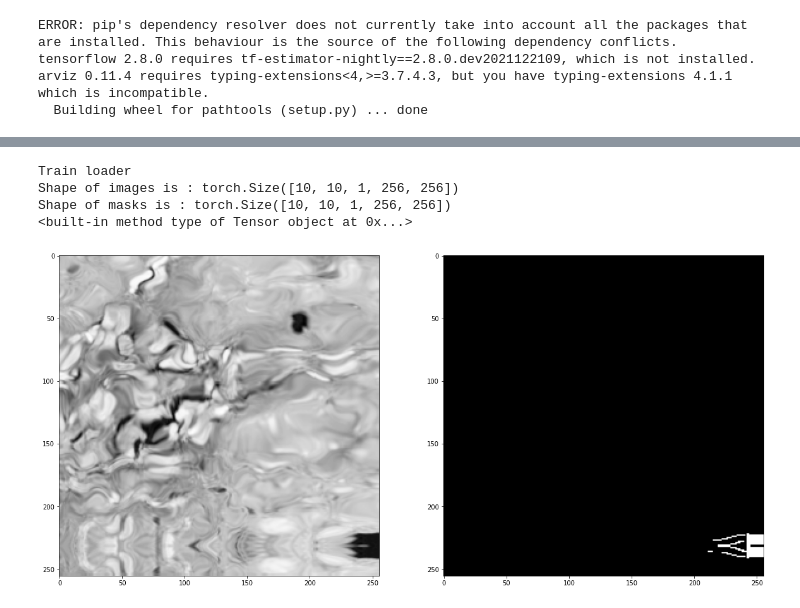
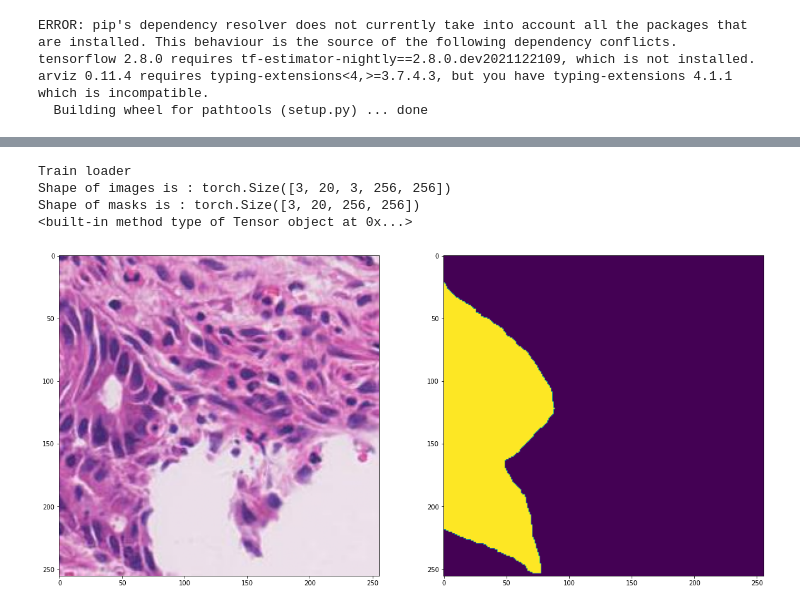
Before and after one commit to Albly/Tissue_segmentation, a Jupyter notebook: main.ipynb, the cells around one changed output, grey strips where cells are left out. Cells and saved outputs as stored; diff of their text form; code cells hidden in the pictures.

Commit message:
Colored dataloader, patched images

```diff
--- a/main.ipynb
+++ b/main.ipynb
@@ -27,5 +27,5 @@ import wandb
 import albumentations as A
 from copy import copy
 
-data_path = 'tissue-segment/'
+train_path = 'tissue-segment/'
 # %%
@@ -45,6 +45,6 @@ ModuleNotFoundError: No module named 'google.colab'
 # %%
 class Tissue_Dataset(Dataset):
-    def __init__(self, path, transform = None):
+    def __init__(self, path, transform = None, n_crops = 20):
         masks_name = glob.glob(path+'/*mask.jpg')
         image_names = glob.glob(path+'/*[!mask].jpg')
 
@@ -58,14 +58,16 @@ class Tissue_Dataset(Dataset):
 
         self.files = images_tmp
         self.transform = transform
-        self.n_crops = 10
+        self.n_crops = n_crops
 
 
     def __len__(self):
         return len(self.files)
 
+
     def __getitem__(self, idx):
-        image = cv2.imread(self.files[idx]+'.jpg', cv2.IMREAD_GRAYSCALE)  # load image in grayscale
+        image = cv2.imread(self.files[idx]+'.jpg')  # load image in grayscale
+        image = cv2.cvtColor(image, cv2.COLOR_BGR2RGB)
         mask = cv2.imread(self.files[idx]+'_mask.jpg', cv2.IMREAD_GRAYSCALE)   # load mask in grayscae
         mask = cv2.threshold(mask,122,255,cv2.THRESH_BINARY)[1]     # binirize mask to [0;255] using threshold 122
 
@@ -73,12 +75,16 @@ class Tissue_Dataset(Dataset):
             I,M = [],[]
             for i in range(self.n_crops):
                 transformed = self.transform(image=image, mask = mask)  # do augmentation
-                image = transformed['image']
-                mask = transformed['mask']
+                image = transformed['image']/255.0
+                mask = transformed['mask']/255.0
                 I.append(image)
                 M.append(mask)
 
-        return torch.unsqueeze(torch.tensor(np.array(I)),dim=1),torch.unsqueeze(torch.tensor(np.array(M)),dim=1).type(torch.float32) #[batch*crops*C*H*W]
+        I = torch.tensor(np.array(I)).type(torch.float32)
+        M = torch.tensor(np.array(M)).type(torch.float32)
+
+        return torch.permute(I, (0,3,1,2)), M
+
 
 def get_transforms(train_patch_size = 64, test_patch_size = 1500):
     '''returns augmentations transforms for both datasets
@@ -90,10 +96,10 @@ def get_transforms(train_patch_size = 64, test_patch_size = 1500):
         A.HorizontalFlip(always_apply = False, p = 0.5),
         A.VerticalFlip(always_apply = False, p = 0.5),
         A.RandomRotate90(p=0.5),
-        A.Transpose(p=0.5),
-        A.ElasticTransform(p=1, alpha=120, sigma=120 * 0.05, alpha_affine=120 * 0.03),
-        A.GridDistortion(p=0.5),
-        A.OpticalDistortion(distort_limit=2, shift_limit=0.5, p=0.5),
+        #A.Transpose(p=0.5),
+        #A.ElasticTransform(p=1, alpha=120, sigma=120 * 0.05, alpha_affine=120 * 0.03),
+        #A.GridDistortion(p=0.5),
+        #A.OpticalDistortion(distort_limit=2, shift_limit=0.5, p=0.5),
         #TODO: add other transfroms
     ])
 
@@ -104,8 +110,8 @@ def get_transforms(train_patch_size = 64, test_patch_size = 1500):
     return train_transform, test_transform
 
 
-def prepare_DataLoaders(path, train_test_split = 0.9, batch_size = (10,1), transforms = (None, None)):
-    fullDataset = Tissue_Dataset(data_path, transforms[0])  # get full dataset and assign train augmentation
+def prepare_DataLoaders(path, train_test_split = 0.9, batch_size = (3,1), n_crops = 20, transforms = (None, None)):
+    fullDataset = Tissue_Dataset(path, transforms[0], n_crops)  # get full dataset and assign train augmentation
     train_size = int(train_test_split * len(fullDataset))
     test_size = len(fullDataset) - train_size
 
@@ -121,38 +127,38 @@ def prepare_DataLoaders(path, train_test_split = 0.9, batch_size = (10,1), trans
 train_transform, test_transform = get_transforms(train_patch_size = 256,
                                                 test_patch_size = 1500)
 
-trainLoader, testLoader = prepare_DataLoaders(path = data_path,
+trainLoader, testLoader = prepare_DataLoaders(path = train_path,
                                               train_test_split = 0.9,
-                                              batch_size = (10,1),
+                                              batch_size = (3,1),
                                               transforms = (train_transform, test_transform)
                                               )
 # %%
 plt.figure(figsize=(20,20))
 mask = None
 for image,mask in trainLoader:
     print('Train loader')
     print('Shape of images is :', image.shape)
     print('Shape of masks is :', mask.shape)
     print(image.type)
     plt.subplot(1,2,1)
-    plt.imshow(image[0,0,0], cmap= 'Greys')
+    plt.imshow(image[0,0].T)
     plt.subplot(1,2,2)
-    plt.imshow(mask[0,0,0], cmap= 'Greys')
+    plt.imshow(mask[0,0].T)
     break
 
 # plt.figure()
 # for image,mask in testLoader:
 #     print('Test loader')
 #     print('Shape of images is :', image.shape)
 #     print('Shape of masks is :', mask.shape)
 #     plt.subplot(1,2,1)
 #     plt.imshow(image[0,0], cmap= 'Greys')
 #     plt.subplot(1,2,2)
 #     plt.imshow(mask[0,0], cmap= 'Greys')
 #     break
 # %% [output]
 Train loader
-Shape of images is : torch.Size([10, 10, 1, 256, 256])
-Shape of masks is : torch.Size([10, 10, 1, 256, 256])
+Shape of images is : torch.Size([3, 20, 3, 256, 256])
+Shape of masks is : torch.Size([3, 20, 256, 256])
 <built-in method type of Tensor object at 0x...>
-[figure, old version]
+[figure, new version]
```
Also changed, not shown: parts of 6 cells of this notebook.
